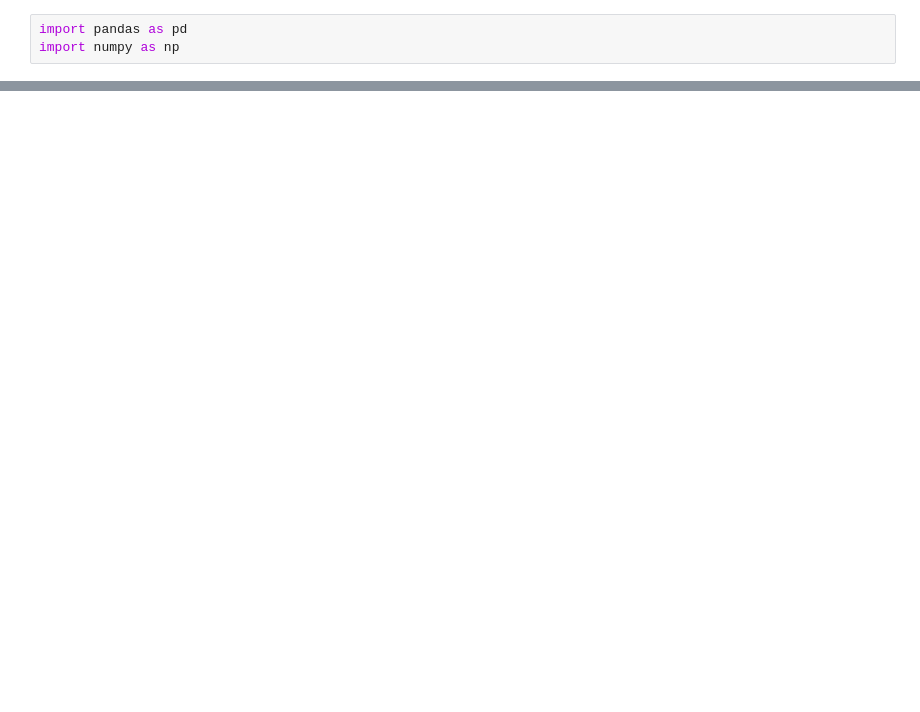
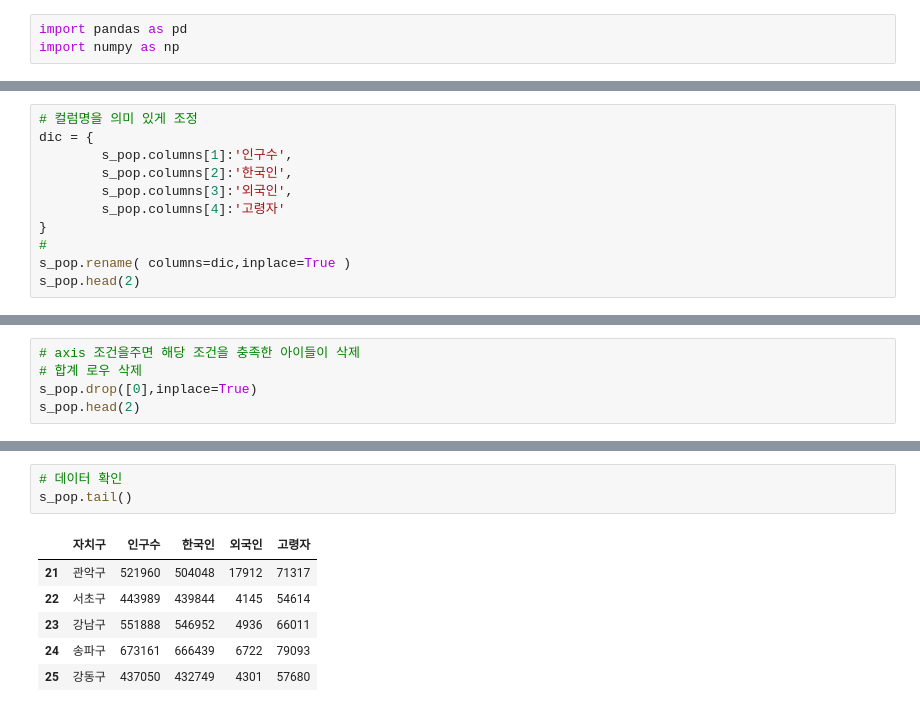
Before and after one commit to Jerrykim91/Bigdata_Analytics, a Jupyter notebook: Analysis/Pandas/cctv/seoul_cctv_state.ipynb, the cells around one changed output, grey strips where cells are left out. Cells and saved outputs as stored; diff of their text form; blank space fills up the shorter version.

```diff
--- a/Analysis/Pandas/cctv/seoul_cctv_state.ipynb
+++ b/Analysis/Pandas/cctv/seoul_cctv_state.ipynb
@@ -11,0 +127,11 @@ s_cctv = pd.read_csv('../data/seoul_cctv.csv', encoding='utf-8')
+# %%
+# 컬럼명을 의미 있게 조정
+dic = {
+        s_pop.columns[1]:'인구수',
+        s_pop.columns[2]:'한국인',
+        s_pop.columns[3]:'외국인',
+        s_pop.columns[4]:'고령자'
+}
+#
+s_pop.rename( columns=dic,inplace=True )
+s_pop.head(2)
@@ -20,0 +483,5 @@ print(s_cctv.head())
+# %%
+# axis 조건을주면 해당 조건을 충족한 아이들이 삭제
+# 합계 로우 삭제
+s_pop.drop([0],inplace=True)
+s_pop.head(2)
@@ -20,0 +503,10 @@ print(s_cctv.head())
+# %%
+# 데이터 확인
+s_pop.tail()
+# %% [output]
+|  | 자치구 | 인구수 | 한국인 | 외국인 | 고령자 |
+| 21 | 관악구 | 521960 | 504048 | 17912 | 71317 |
+| 22 | 서초구 | 443989 | 439844 | 4145 | 54614 |
+| 23 | 강남구 | 551888 | 546952 | 4936 | 66011 |
+| 24 | 송파구 | 673161 | 666439 | 6722 | 79093 |
+| 25 | 강동구 | 437050 | 432749 | 4301 | 57680 |
```
Also changed, not shown: parts of 58 cells of this notebook, 8 other files.
